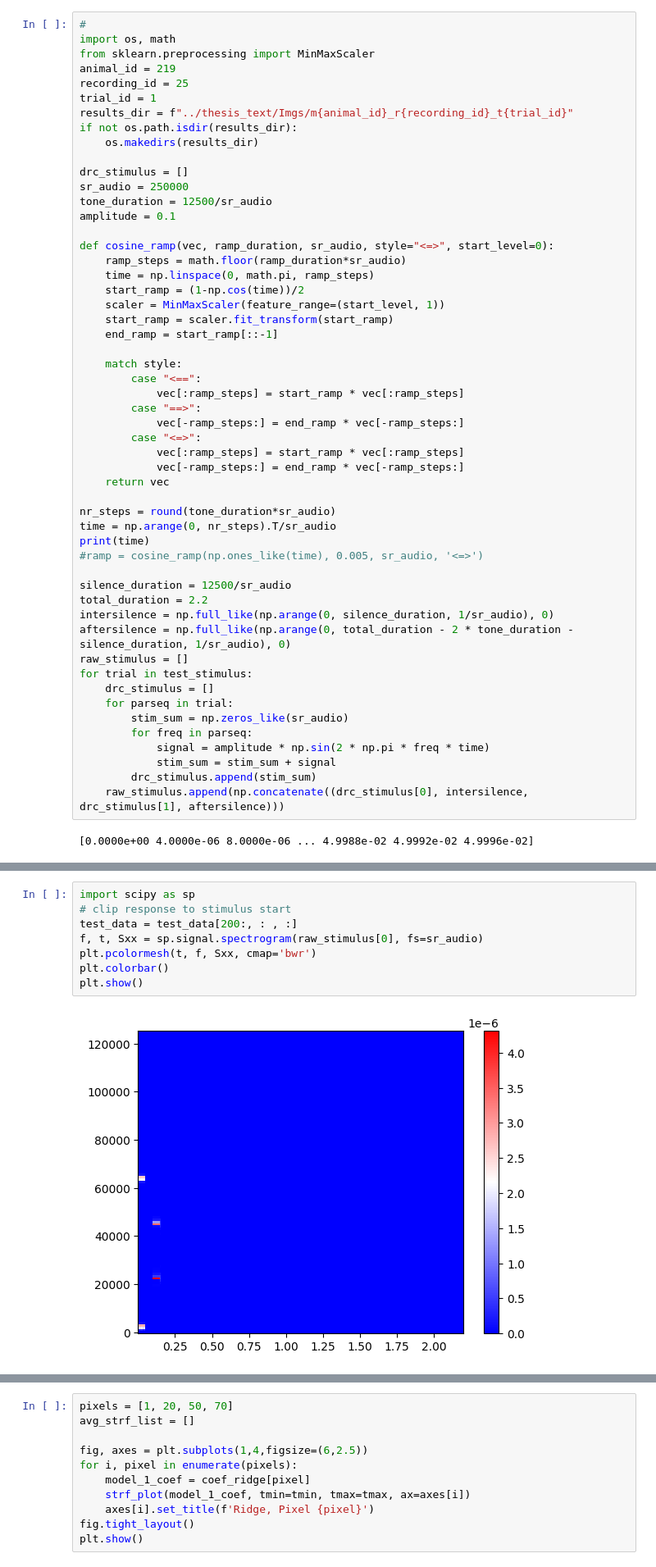
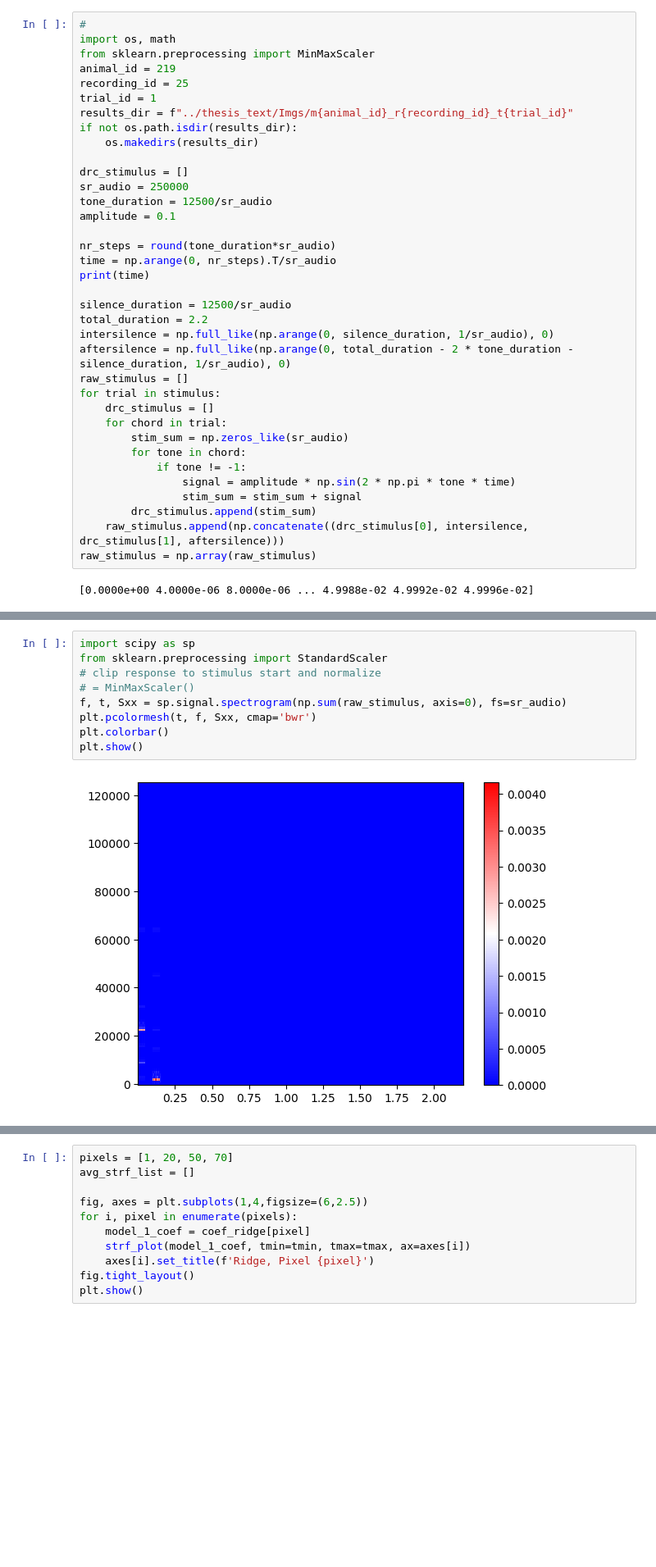
Before and after one commit to cristiban/thesis, a Jupyter notebook: thesis_code/thesis.ipynb, the cells around one changed output, grey strips where cells are left out. Shown at 82% size. Drawn from its saved outputs; the diff is of its cells as text; blank space fills up the shorter version.

```diff
--- a/thesis_code/thesis.ipynb
+++ b/thesis_code/thesis.ipynb
@@ -73,42 +97,25 @@ sr_audio = 250000
 tone_duration = 12500/sr_audio
 amplitude = 0.1
 
-def cosine_ramp(vec, ramp_duration, sr_audio, style="<=>", start_level=0):
-	ramp_steps = math.floor(ramp_duration*sr_audio)
-	time = np.linspace(0, math.pi, ramp_steps)
-	start_ramp = (1-np.cos(time))/2
-	scaler = MinMaxScaler(feature_range=(start_level, 1))
-	start_ramp = scaler.fit_transform(start_ramp)
-	end_ramp = start_ramp[::-1]
-
-	match style:
-		case "<==":
-			vec[:ramp_steps] = start_ramp * vec[:ramp_steps]
-		case "==>":
-			vec[-ramp_steps:] = end_ramp * vec[-ramp_steps:]
-		case "<=>":
-			vec[:ramp_steps] = start_ramp * vec[:ramp_steps]
-			vec[-ramp_steps:] = end_ramp * vec[-ramp_steps:]
-	return vec
-
 nr_steps = round(tone_duration*sr_audio)
 time = np.arange(0, nr_steps).T/sr_audio
 print(time)
-#ramp = cosine_ramp(np.ones_like(time), 0.005, sr_audio, '<=>')
 
 silence_duration = 12500/sr_audio
 total_duration = 2.2
 intersilence = np.full_like(np.arange(0, silence_duration, 1/sr_audio), 0)
 aftersilence = np.full_like(np.arange(0, total_duration - 2 * tone_duration - silence_duration, 1/sr_audio), 0)
 raw_stimulus = []
-for trial in test_stimulus:
+for trial in stimulus:
 	drc_stimulus = []
-	for parseq in trial:
+	for chord in trial:
 		stim_sum = np.zeros_like(sr_audio)
-		for freq in parseq:
-			signal = amplitude * np.sin(2 * np.pi * freq * time)
-			stim_sum = stim_sum + signal
+		for tone in chord:
+			if tone != -1:
+				signal = amplitude * np.sin(2 * np.pi * tone * time)
+				stim_sum = stim_sum + signal
 		drc_stimulus.append(stim_sum)
 	raw_stimulus.append(np.concatenate((drc_stimulus[0], intersilence, drc_stimulus[1], aftersilence)))
+raw_stimulus = np.array(raw_stimulus)
 # %% [output]
 [0.0000e+00 4.0000e-06 8.0000e-06 ... 4.9988e-02 4.9992e-02 4.9996e-02]
@@ -115,10 +145,11 @@ for trial in test_stimulus:
 # %%
 import scipy as sp
-# clip response to stimulus start
-test_data = test_data[200:, : , :]
-f, t, Sxx = sp.signal.spectrogram(raw_stimulus[0], fs=sr_audio)
+from sklearn.preprocessing import StandardScaler
+# clip response to stimulus start and normalize
+# = MinMaxScaler()
+f, t, Sxx = sp.signal.spectrogram(np.sum(raw_stimulus, axis=0), fs=sr_audio)
 plt.pcolormesh(t, f, Sxx, cmap='bwr')
 plt.colorbar()
 plt.show()
 # %% [output]
-[figure, old version]
+[figure, new version]
```
Also changed, not shown: parts of 23 cells of this notebook, 5 other files.
